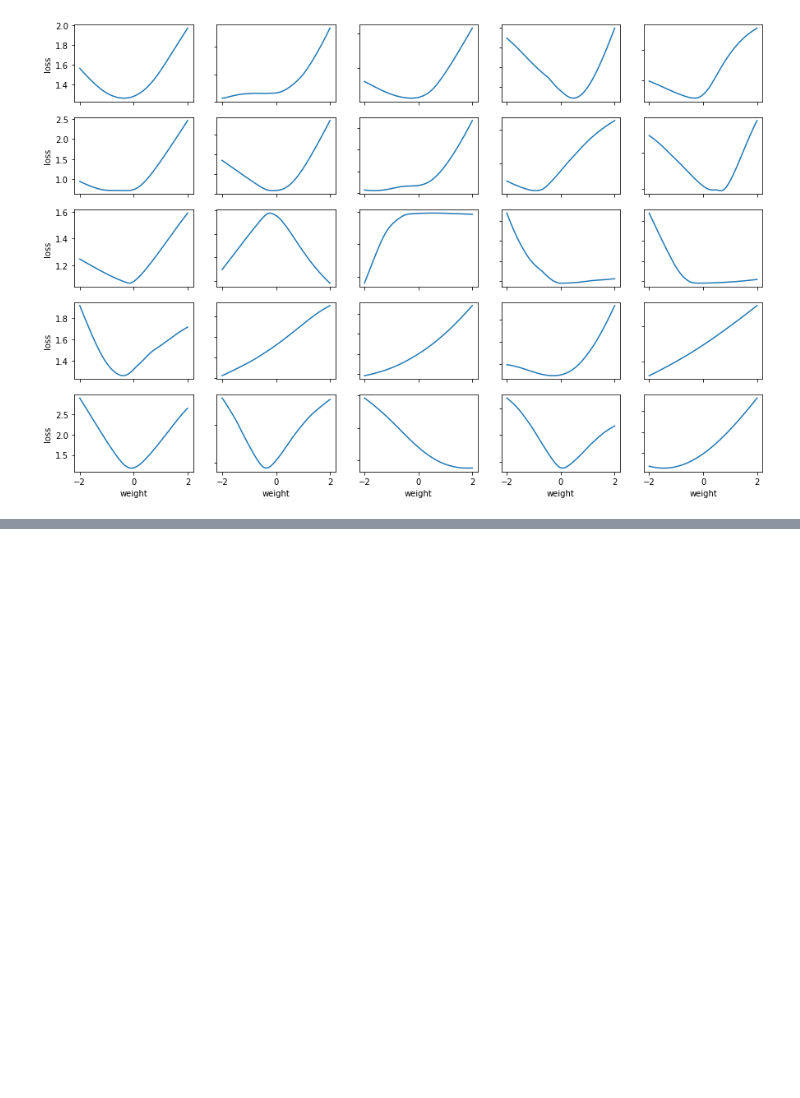
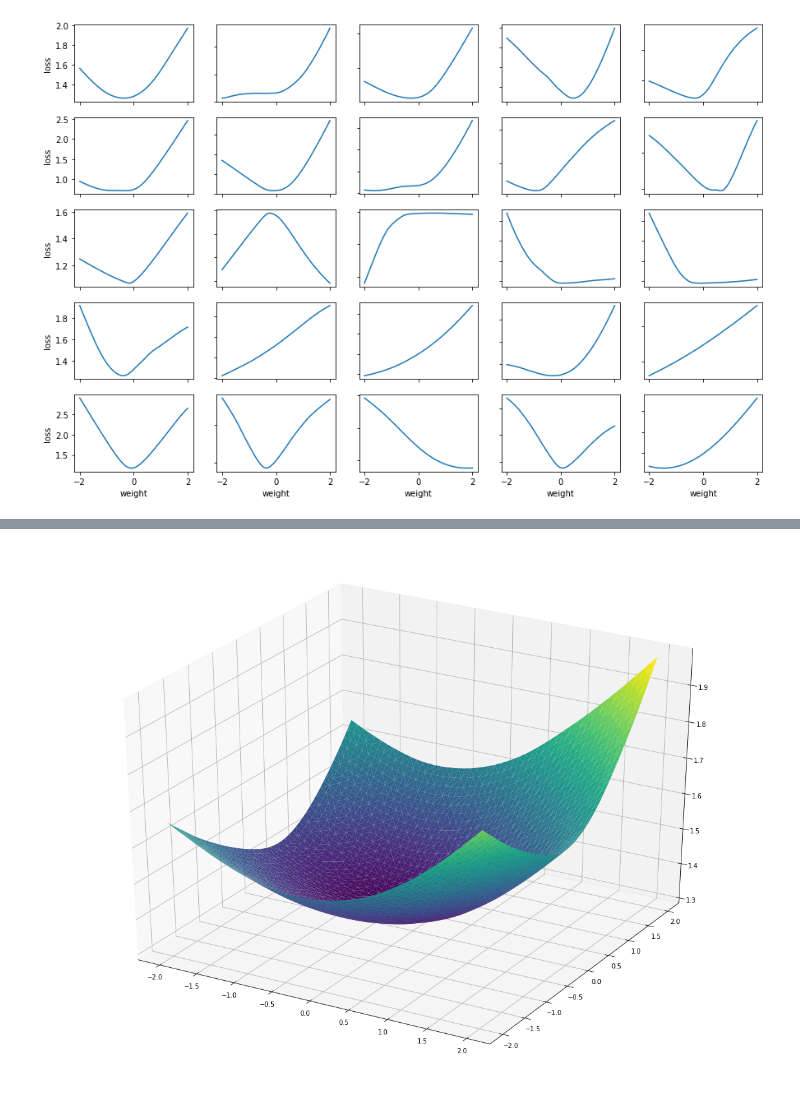
Before and after one commit to hippocampus-team/DNNT-TensorFlow, a Jupyter notebook: DNNT_graph.ipynb, the cells around one changed output, grey strips where cells are left out. Drawn from its saved outputs; the diff is of its cells as text; code cells hidden in the pictures; blank space fills up the shorter version.

```diff
--- a/DNNT_graph.ipynb
+++ b/DNNT_graph.ipynb
@@ -176,0 +180,16 @@ def graph3D(model, index, x_train, y_train, n):
+# %%
+from tqdm import tqdm
+x = list()
+y = list()
+z = list()
+def add_weights3D(index1, index2):
+    x.append(list())
+    y.append(list())
+    z.append(list())
+    model_copy = tf.keras.models.clone_model(model)
+    for i in tqdm(np.linspace(-2, 2, 50)):
+        for j in np.linspace(-2, 2, 50):
+            cur = graph3D(model_copy, index1, index2, X_testing, y_testing, i, j)
+            x[-1].append(cur[0])
+            y[-1].append(cur[1])
+            z[-1].append(cur[2])
@@ -176,0 +198,6 @@ def graph3D(model, index, x_train, y_train, n):
+# %%
+ax.plot_trisurf(x[-1], y[-1], z[-1],
+                cmap='viridis', edgecolor='none');
+fig
+# %% [output]
+[figure, added]
```
Also changed, not shown: parts of 4 cells of this notebook.
